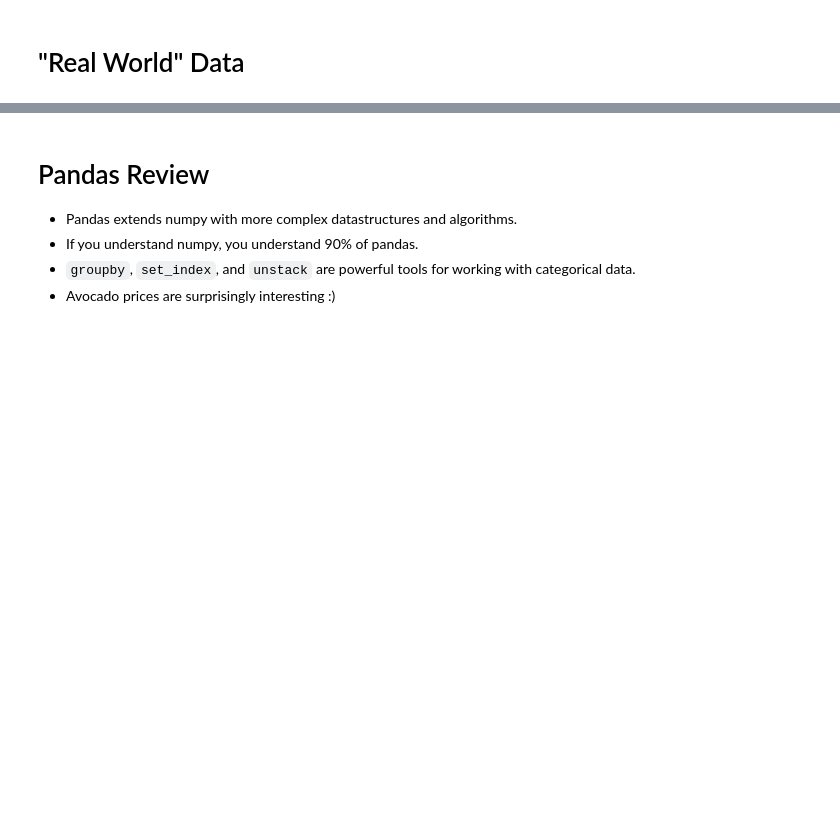
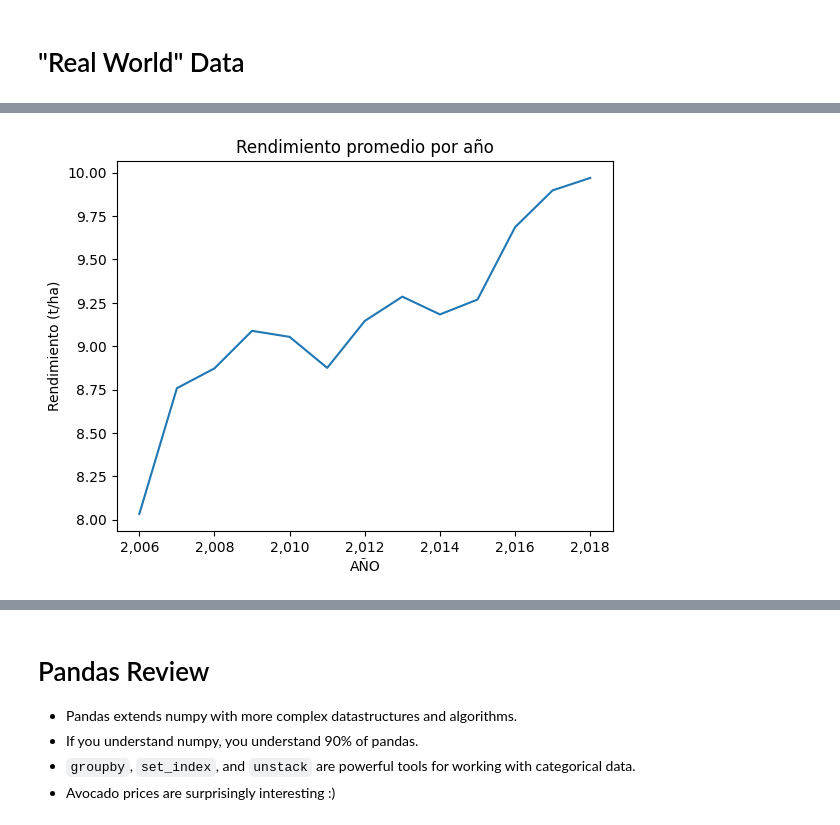
Before and after one commit to MateoAV/MetNumUN2024II, a Jupyter notebook: Lab2/Lab2.ipynb, the cells around one changed output, grey strips where cells are left out. Drawn from its saved outputs; the diff is of its cells as text; code cells hidden in the pictures; blank space fills up the shorter version.

```diff
--- a/Lab2/Lab2.ipynb
+++ b/Lab2/Lab2.ipynb
@@ -1296,0 +1337,9 @@ hass.groupby(['Date', 'Region'])['Weighted Avg Price'].mean().unstack().ffill().
+# %%
+# 2. Rendimiento promedio (t/ha) por año
+rendimiento_por_año = df.groupby('AÑO')['Rendimiento (t/ha)'].mean()
+rendimiento_por_año.plot(kind='line')
+plt.title('Rendimiento promedio por año')
+plt.ylabel('Rendimiento (t/ha)')
+plt.show()
+# %% [output]
+[figure, added]
```
Also changed, not shown: parts of 12 cells of this notebook.
